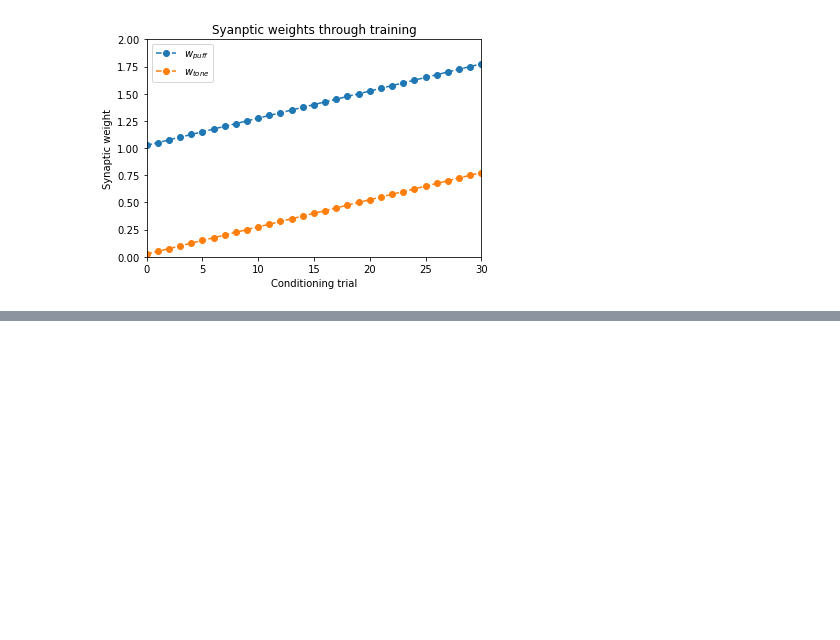
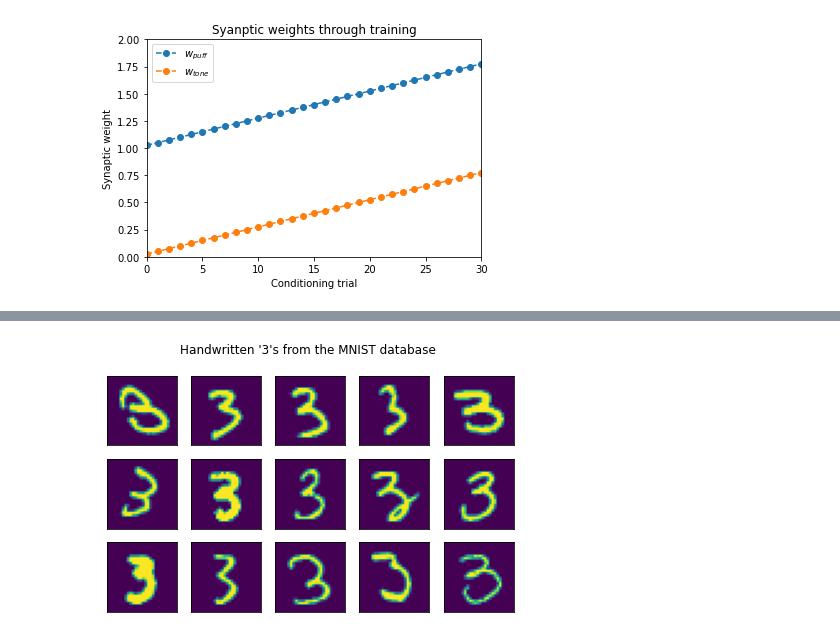
Before and after one commit to TheRealDrDre/CompCogNeuro, a Jupyter notebook: ANN/ANN_3.ipynb, the cells around one changed output, grey strips where cells are left out. Saved outputs shown, nothing was run; the diff lists cells and outputs as text; code cells hidden in the pictures; blank space fills up the shorter version.

```diff
--- a/ANN/ANN_3.ipynb
+++ b/ANN/ANN_3.ipynb
@@ -177,0 +180,25 @@ plt.show()
+# %%
+n_examples = 15
+examples = []
+target = 3
+with open('mnist_train.csv') as mnist:
+    while len(examples) < n_examples:
+        line = mnist.readline().split(",")
+        line = [int(x) for x in line]
+        if line[0] == target:
+            examples.append(line)
+
+fig, axs = plt.subplots(3, 5, figsize=(6,4))
+for i, example in enumerate(examples):
+    mat = np.array(example[1:])
+    mat = mat.reshape((28, 28))/256
+    axs.flat[i].imshow(mat)
+    axs.flat[i].set_xticks([])
+    axs.flat[i].set_yticks([])
+
+fig.suptitle("Handwritten '%d's from the MNIST database" % (target,))
+fig.tight_layout()
+plt.savefig("figures/mnist_example_3s.png")
+plt.show()
+# %% [output]
+[figure, added]
```
Also changed, not shown: parts of 17 cells of this notebook, 11 other files.
